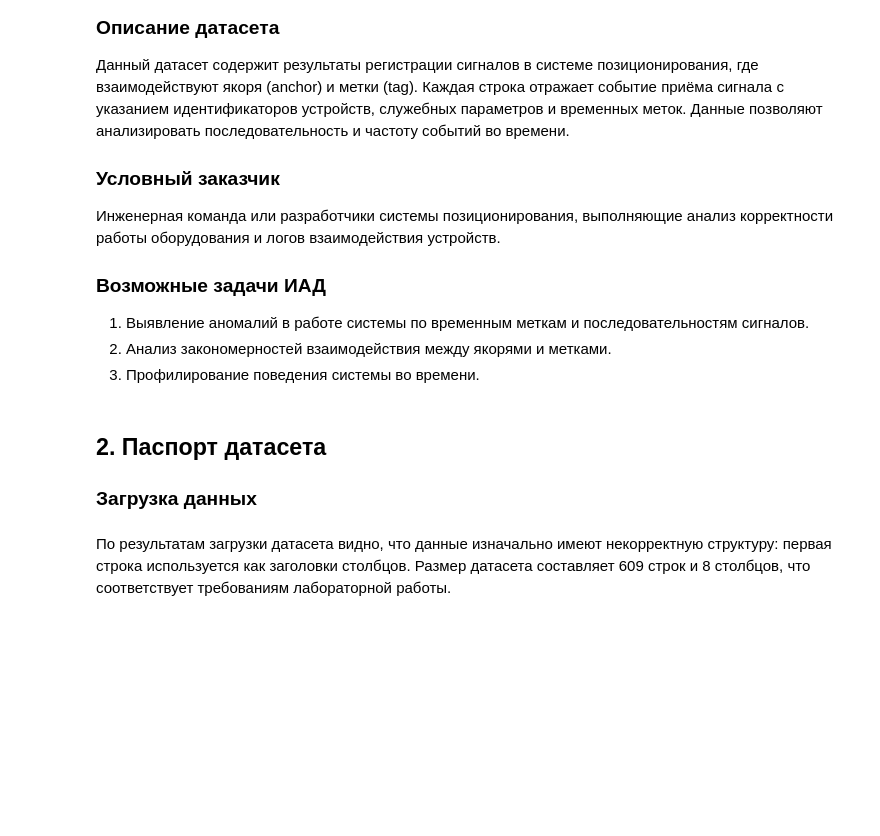
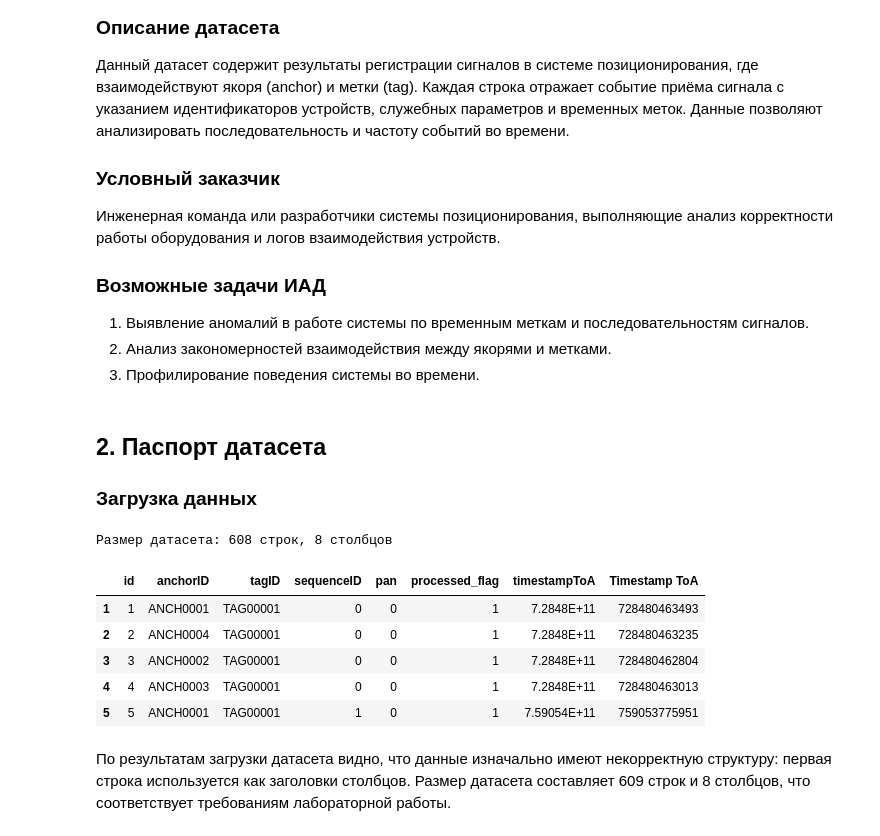
Before and after one commit to Defasach/lab1, a Jupyter notebook: notebooks/01_data_understanding.ipynb, the cells around one changed output. Saved outputs shown, nothing was run; the diff lists cells and outputs as text; code cells hidden in the pictures; blank space fills up the shorter version.

```diff
--- a/notebooks/01_data_understanding.ipynb
+++ b/notebooks/01_data_understanding.ipynb
@@ -20,17 +20,25 @@
 # %%
 import pandas as pd
 import numpy as np
 import matplotlib.pyplot as plt
 import seaborn as sns
 
-df = pd.read_csv('../data/blink.csv')
+df = pd.read_csv('blink.csv')
 
 # Первая строка — реальные заголовки
 df.columns = df.iloc[0]
 df = df.drop(0)
 
 print(f'Размер датасета: {df.shape[0]} строк, {df.shape[1]} столбцов')
 df.head()
+# %% [output]
+Размер датасета: 608 строк, 8 столбцов
+|  | id | anchorID | tagID | sequenceID | pan | processed_flag | timestampToA | Timestamp ToA |
+| 1 | 1 | ANCH0001 | TAG00001 | 0 | 0 | 1 | 7.2848E+11 | 728480463493 |
+| 2 | 2 | ANCH0004 | TAG00001 | 0 | 0 | 1 | 7.2848E+11 | 728480463235 |
+| 3 | 3 | ANCH0002 | TAG00001 | 0 | 0 | 1 | 7.2848E+11 | 728480462804 |
+| 4 | 4 | ANCH0003 | TAG00001 | 0 | 0 | 1 | 7.2848E+11 | 728480463013 |
+| 5 | 5 | ANCH0001 | TAG00001 | 1 | 0 | 1 | 7.59054E+11 | 759053775951 |
 # %% [markdown]
 По результатам загрузки датасета видно, что данные изначально имеют некорректную структуру: первая строка используется как заголовки столбцов. Размер датасета составляет 609 строк и 8 столбцов, что соответствует требованиям лабораторной работы.
 # %% [markdown]
```
Also changed, not shown: parts of 7 cells of this notebook.
